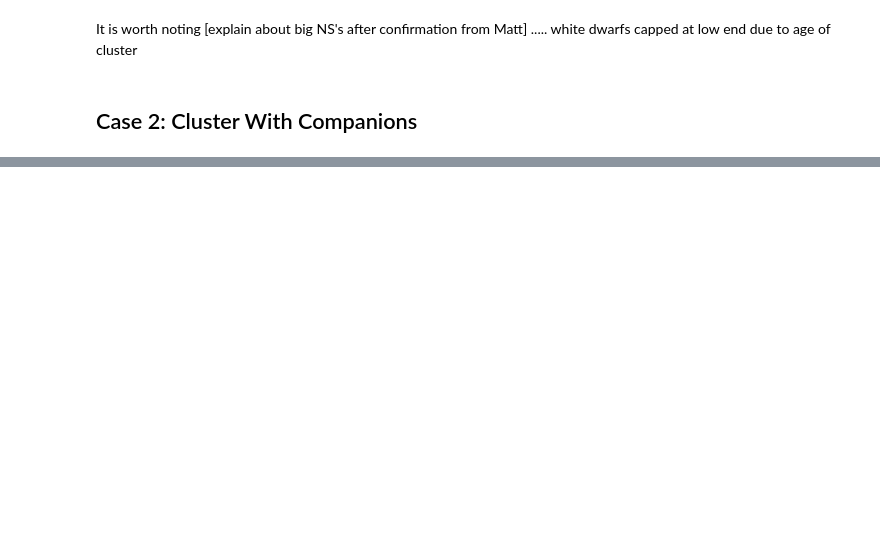
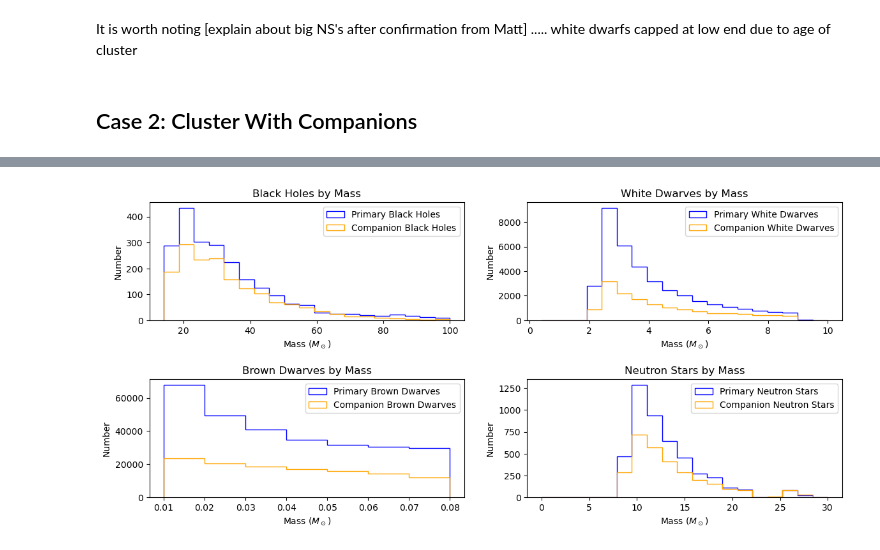
Before and after one commit to astropy/SPISEA, a Jupyter notebook: changes/BD_Clusters.ipynb, the cells around one changed output, grey strips where cells are left out. Drawn from its saved outputs; the diff is of its cells as text; code cells hidden in the pictures; blank space fills up the shorter version.

```diff
--- a/changes/BD_Clusters.ipynb
+++ b/changes/BD_Clusters.ipynb
@@ -147,7 +155,7 @@ For this cluster we are using the same isochrone as the one generated in Case 1,
 # %%
 # Create IMF objects
 imf_multi = multiplicity.MultiplicityUnresolved()
-kc_imf = imf.Weidner_Kroupa_2004(multiplicity=imf_multi)
+kc_imf = imf.Salpeter_Kirkpatrick_2024(multiplicity=imf_multi)
 # %%
 # Make cluster
 cluster_mass = 10**6
@@ -242,3 +169,66 @@ Length = 960373 rows
+# %%
+# Locate BHs, NSs, WDs, and BDs
+p2_bh = np.where(kc_out['phase'] == 103)[0]
+c_bh = np.where(kc_comp['phase'] == 103)[0]
+p2_ns = np.where(kc_out['phase'] == 102)[0]
+c_ns = np.where(kc_comp['phase'] == 102)[0]
+p2_wd = np.where(kc_out['phase'] == 101)[0]
+c_wd = np.where(kc_comp['phase'] == 101)[0]
+p2_bd = np.where(kc_out['phase'] == 90)[0]
+c_bd = np.where(kc_comp['phase'] == 90)[0]
+
+# Define bins for histograms
+bh_bins = np.linspace(14, 100, 20)
+wd_bins = np.linspace(0.4, 10, 20)
+bd_bins = np.linspace(0.01, 0.08, 8)
+ns_bins = np.linspace(0, 30, 20)
+
+# Create subplots
+plt.figure(figsize=(14,6))
+
+# Plot BHs
+plt.subplot(2, 2, 1)
+plt.hist(kc_out[p2_bh]['mass'], histtype='step', bins=bh_bins, label='Primary Black Holes', color='blue')
+plt.hist(kc_comp[c_bh]['mass'], histtype='step', bins=bh_bins, label='Companion Black Holes', color='orange')
+plt.title("Black Holes by Mass")
+plt.xlabel('Mass ($M_\odot$)')
+plt.ylabel('Number')
+plt.legend()
+
+# Plot WDs
+plt.subplot(2, 2, 2)
+plt.hist(kc_out[p2_wd]['mass'], histtype='step', bins=wd_bins, label='Primary White Dwarves', color='blue')
+plt.hist(kc_comp[c_wd]['mass'], histtype='step', bins=wd_bins, label='Companion White Dwarves', color='orange')
+plt.title("White Dwarves by Mass")
+plt.xlabel('Mass ($M_\odot$)')
+plt.ylabel('Number')
+plt.legend()
+
+# Plot BDs
+plt.subplot(2, 2, 3)
+plt.hist(kc_out[p2_bd]['mass'], histtype='step', bins=bd_bins, label='Primary Brown Dwarves', color='blue')
+plt.hist(kc_comp[c_bd]['mass'], histtype='step', bins=bd_bins, label='Companion Brown Dwarves', color='orange')
+plt.title("Brown Dwarves by Mass")
+plt.xlabel('Mass ($M_\odot$)')
+plt.ylabel('Number')
+plt.legend()
+
+# Plot NSs
+plt.subplot(2, 2, 4)
+plt.hist(kc_out[p2_ns]['mass'], histtype='step', bins=ns_bins, label='Primary Neutron Stars', color='blue')
+plt.hist(kc_comp[c_ns]['mass'], histtype='step', bins=ns_bins, label='Companion Neutron Stars', color='orange')
+plt.title("Neutron Stars by Mass")
+plt.xlabel('Mass ($M_\odot$)')
+plt.ylabel('Number')
+plt.legend()
+
+# Adjust space between subplots
+plt.subplots_adjust(hspace=0.5)
+
+# Show the plots
+plt.show()
+# %% [output]
+[figure, added]
 # %%
 # Checking that objects are in the correct mass ranges
 print("BH prim max mass: " + str(np.max(kc_out['mass'][p2_bh])))
```
Also changed, not shown: parts of 21 cells of this notebook.
